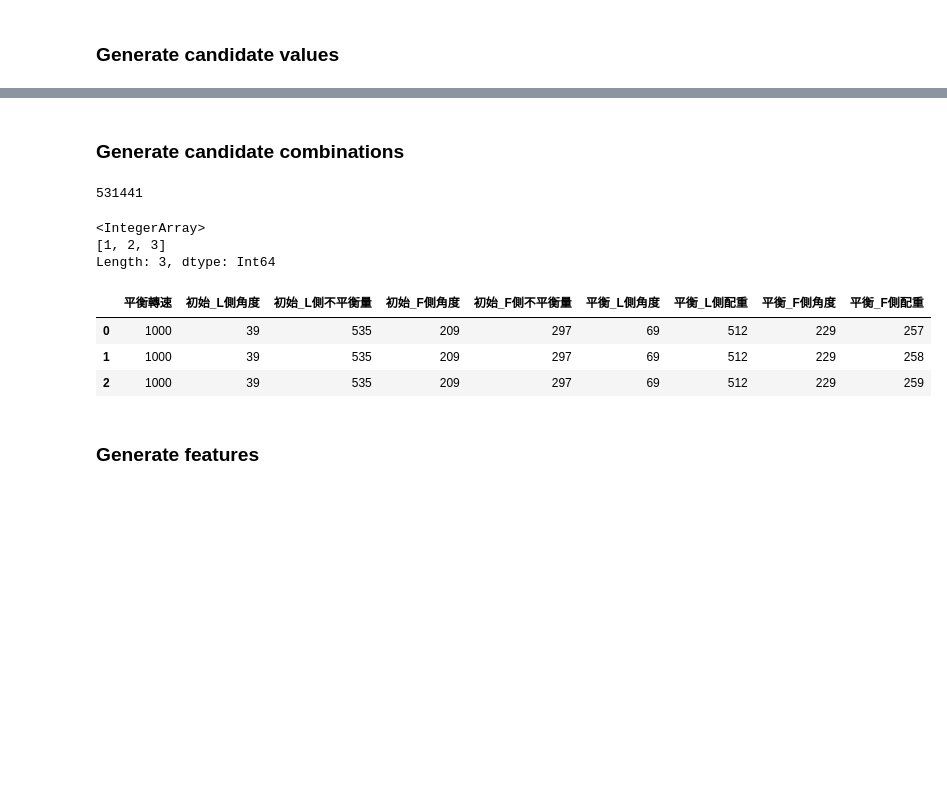
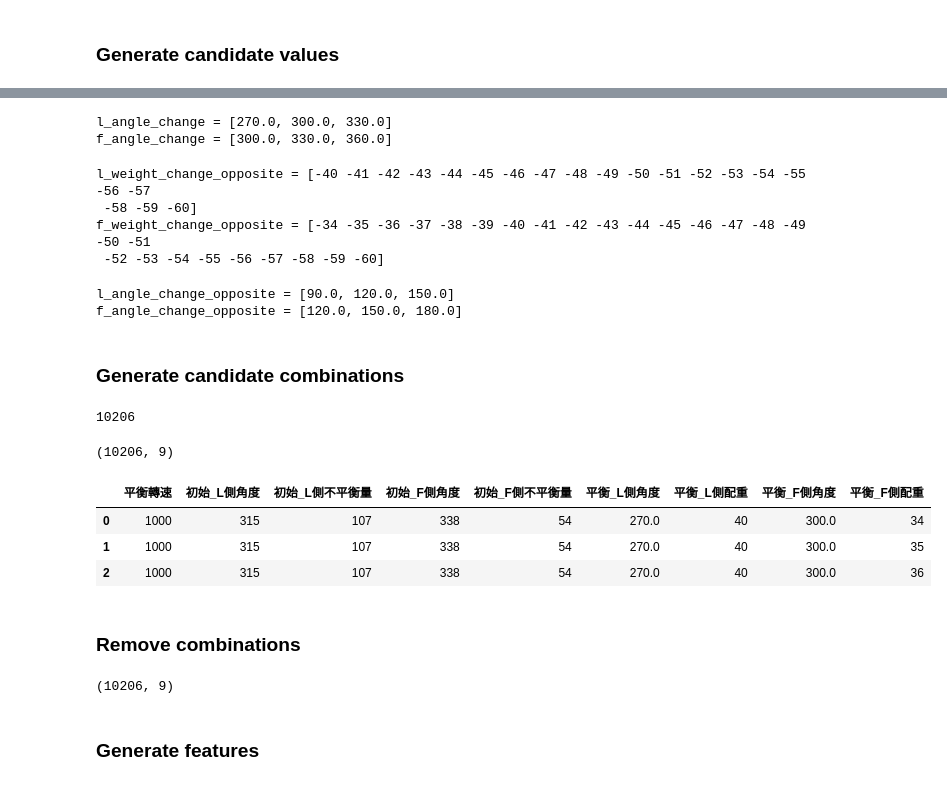
Before and after one commit to JulieKuo/balance_motor, a Jupyter notebook: pred.ipynb, the cells around one changed output, grey strips where cells are left out. Saved outputs shown, nothing was run; the diff lists cells and outputs as text; code cells hidden in the pictures; blank space fills up the shorter version.

Commit message:
adjust candidate combinations

```diff
--- a/pred.ipynb
+++ b/pred.ipynb
@@ -106,7 +150,39 @@ f_angle_change = [229, 199, 169, 239, 209, 179, 249, 219, 189]
+# %%
+l_angle_change, l_angle_init = generate_angle(l_angle_ori, material, aluminum_division, copper_division, max_k)
+f_angle_change, f_angle_init = generate_angle(f_angle_ori, material, aluminum_division, copper_division, max_k)
+
+print(f"l_angle_change = {l_angle_change}")
+print(f"f_angle_change = {f_angle_change}")
+# %% [output]
+l_angle_change = [270.0, 300.0, 330.0]
+f_angle_change = [300.0, 330.0, 360.0]
+# %%
+# 產生對向候選重量
+l_weight_change_opposite = l_weight_change * -1
+f_weight_change_opposite = f_weight_change * -1
+
+print(f"l_weight_change_opposite = {l_weight_change_opposite}")
+print(f"f_weight_change_opposite = {f_weight_change_opposite}")
+# %% [output]
+l_weight_change_opposite = [-40 -41 -42 -43 -44 -45 -46 -47 -48 -49 -50 -51 -52 -53 -54 -55 -56 -57
+ -58 -59 -60]
+f_weight_change_opposite = [-34 -35 -36 -37 -38 -39 -40 -41 -42 -43 -44 -45 -46 -47 -48 -49 -50 -51
+ -52 -53 -54 -55 -56 -57 -58 -59 -60]
+# %%
+# 產生對向候選角度
+l_angle_change_opposite = [(angle - 180) if angle > 180 else (angle + 180) for angle in l_angle_change]
+f_angle_change_opposite = [(angle - 180) if angle > 180 else (angle + 180) for angle in f_angle_change]
+
+print(f"l_angle_change_opposite = {l_angle_change_opposite}")
+print(f"f_angle_change_opposite = {f_angle_change_opposite}")
+# %% [output]
+l_angle_change_opposite = [90.0, 120.0, 150.0]
+f_angle_change_opposite = [120.0, 150.0, 180.0]
 # %% [markdown]
 ### Generate candidate combinations
 # %%
 # 循環生成所有组合
+index = 0
 all_combinations = []
 for a in l_angle_change :
     for b in l_weight_change:
@@ -115,26 +191,28 @@ for a in l_angle_change :
                 x = [speed, l_angle_ori, l_weight_ori, f_angle_ori, f_weight_ori, a, b, c, d]
                 all_combinations.append(x)
 
+for a in l_angle_change_opposite :
+    for b in l_weight_change_opposite:
+        for c in f_angle_change_opposite:
+            for d in f_weight_change_opposite:
+                x = [speed, l_angle_ori, l_weight_ori, f_angle_ori, f_weight_ori, a, b, c, d]
+                all_combinations.append(x)
+
 len(all_combinations)
 # %% [output]
-531441
+10206
-# %%
-import pandas as pd
-a = pd.array([1,2,3])
-a
-# %% [output]
-<IntegerArray>
-[1, 2, 3]
-Length: 3, dtype: Int64
 # %%
 df_comb = pd.DataFrame(
     all_combinations,
     columns = ['平衡轉速', '初始_L側角度', '初始_L側不平衡量', '初始_F側角度', '初始_F側不平衡量', '平衡_L側角度', '平衡_L側配重', '平衡_F側角度', '平衡_F側配重']
     )
-df_pred = df_comb.copy()
-df_pred.head(3)
+print(df_comb.shape)
+df_comb.head(3)
 # %% [output]
+(10206, 9)
 |  | 平衡轉速 | 初始_L側角度 | 初始_L側不平衡量 | 初始_F側角度 | 初始_F側不平衡量 | 平衡_L側角度 | 平衡_L側配重 | 平衡_F側角度 | 平衡_F側配重 |
-| 0 | 1000 | 39 | 535 | 209 | 297 | 69 | 512 | 229 | 257 |
-| 1 | 1000 | 39 | 535 | 209 | 297 | 69 | 512 | 229 | 258 |
-| 2 | 1000 | 39 | 535 | 209 | 297 | 69 | 512 | 229 | 259 |
+| 0 | 1000 | 315 | 107 | 338 | 54 | 270.0 | 40 | 300.0 | 34 |
+| 1 | 1000 | 315 | 107 | 338 | 54 | 270.0 | 40 | 300.0 | 35 |
+| 2 | 1000 | 315 | 107 | 338 | 54 | 270.0 | 40 | 300.0 | 36 |
+# %% [markdown]
+### Remove combinations
@@ -141,3 +243,13 @@ df_pred.head(3)
+# %%
+if not df_db.empty:
+    df_db = df_db.fillna(0)
+    df_comb = remove_combination(df_db, l_angle_init, weight_limit, df_comb, side = "L")
+    df_comb = remove_combination(df_db, f_angle_init, weight_limit, df_comb, side = "F")
+
+df_pred = df_comb.copy()
+print(df_pred.shape)
+# %% [output]
+(10206, 9)
 # %% [markdown]
 ### Generate features
 # %%
```
Also changed, not shown: parts of 21 cells of this notebook, 9 other files.
